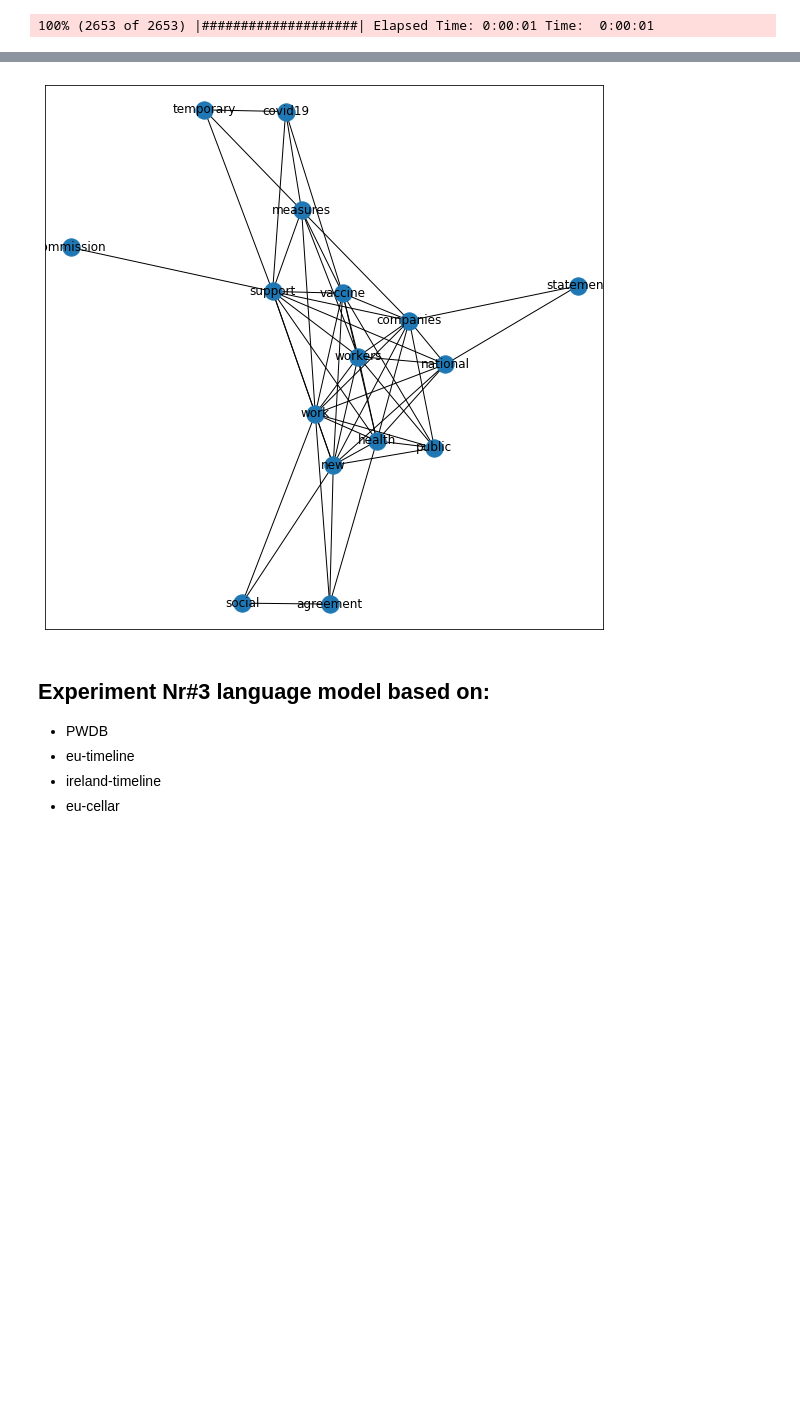
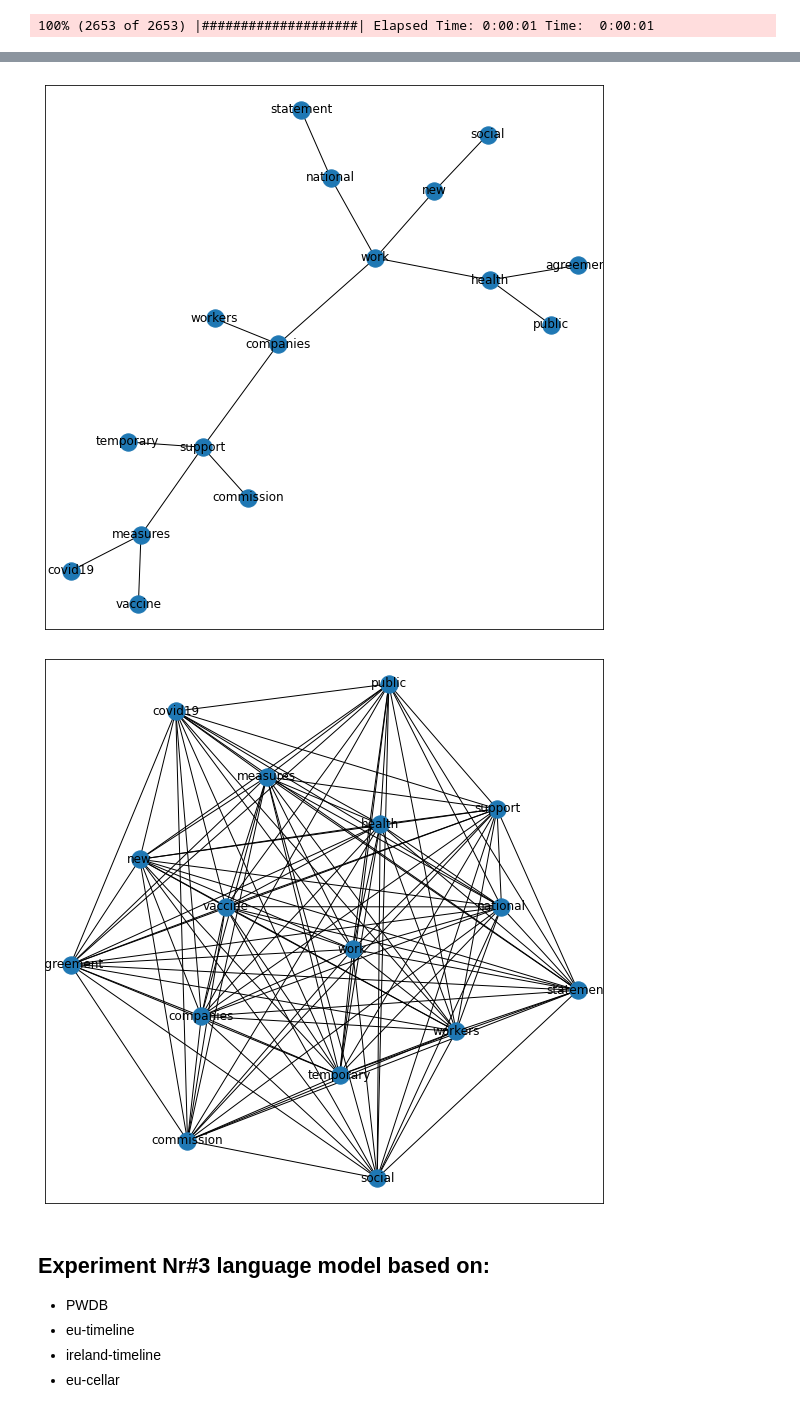
Before and after one commit to meaningfy-ws/sem-covid, a Jupyter notebook: sem_covid/entrypoints/notebooks/language_modeling/word2vec_model_training.ipynb, the cells around one changed output, grey strips where cells are left out. Saved outputs shown, nothing was run; the diff lists cells and outputs as text; code cells hidden in the pictures; blank space fills up the shorter version.

```diff
--- a/sem_covid/entrypoints/notebooks/language_modeling/word2vec_model_training.ipynb
+++ b/sem_covid/entrypoints/notebooks/language_modeling/word2vec_model_training.ipynb
@@ -92,6 +95,9 @@ def apply_cleaning_functions(document_corpus: pd.Series) -> pd.Series:
     new_document_corpus = new_document_corpus.apply(clean_remove_stopwords)
 
     return new_document_corpus
+# %%
+def document_lemmatization(doc: Doc) -> List:
+    return [x.lemma_ for x in doc]
 # %%
 class LanguageModelPipeline:
     """
@@ -147,7 +153,7 @@ class LanguageModelPipeline:
         """
             To extract the parts of speech, below it was defined classes for each token is necessary.
         """
-        self.documents_corpus = pd.concat([self.documents_corpus,
+        self.documents_corpus = pd.concat([self.documents_corpus.apply(document_lemmatization),
                                            self.documents_corpus.apply(document_atomization_noun_phrases)]
                                           , ignore_index=True)
 
@@ -217,6 +247,6 @@ selected_key_words = [word for word in key_words if word in selected_pos]
 # %%
 selected_pos_index = [model2_language_model_pipeline.word2vec.wv.index_to_key.index(token)
-                      for token in selected_key_words
+                      for token in selected_pos
                       if token in model2_language_model_pipeline.word2vec.wv.index_to_key]
 # %%
 selected_pos_embeddings = [model2_language_model_pipeline.word2vec.wv.vectors[index]
@@ -262,20 +292,28 @@ sim_matrix
 # %%
 # graph
 import networkx as nx
+from networkx.algorithms import tree
 import matplotlib.pyplot as plt
+
 graph = nx.Graph()
 graph.add_nodes_from(sim_matrix.index)
-threshold = 0.8
+threshold = 0.5
 n = np.array(sim_matrix.values).shape[0]
 m = np.array(sim_matrix.values).shape[1]
-for i in range(0,n):
-    for j in range(i+1,m):
-        if sim_matrix.values[i][j]>threshold :
-            graph.add_edge(sim_matrix.index[i], sim_matrix.index[j], weight = sim_matrix.values[i][j])
-plt.figure(1,figsize=(10,10))
-nx.draw_networkx(graph, with_labels=True)
+for i in range(0, n):
+    for j in range(i + 1, m):
+        if sim_matrix.values[i][j] > threshold:
+            graph.add_edge(sim_matrix.index[i], sim_matrix.index[j], weight=sim_matrix.values[i][j])
-# %% [output]
-[figure, removed]
+# %%
+plt.figure(1, figsize=(10, 10))
+tmp = tree.maximum_spanning_tree(graph)
+#nx.draw_networkx(tmp, with_labels=True)
+nx.draw_networkx(tmp)
+plt.figure(2, figsize=(10, 10))
+nx.draw_networkx(graph)
+# %% [output]
+[figure, added]
+[figure, added]
 # %% [markdown]
 ## Experiment Nr#3 language model based on:
 - PWDB
```
Also changed, not shown: parts of 4 cells of this notebook, 1 other file.
